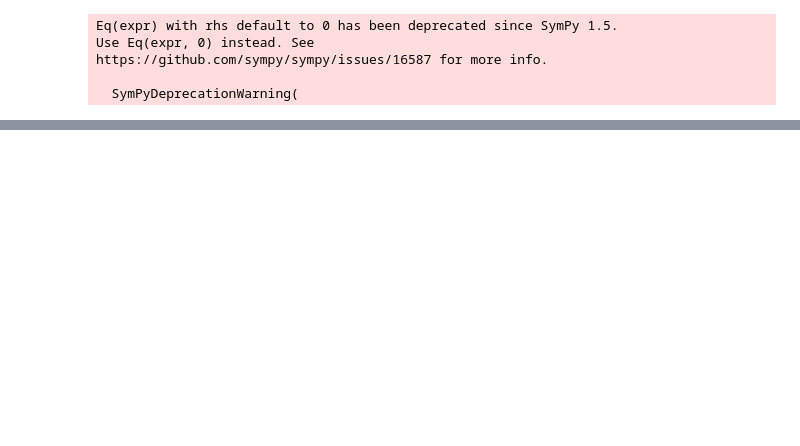
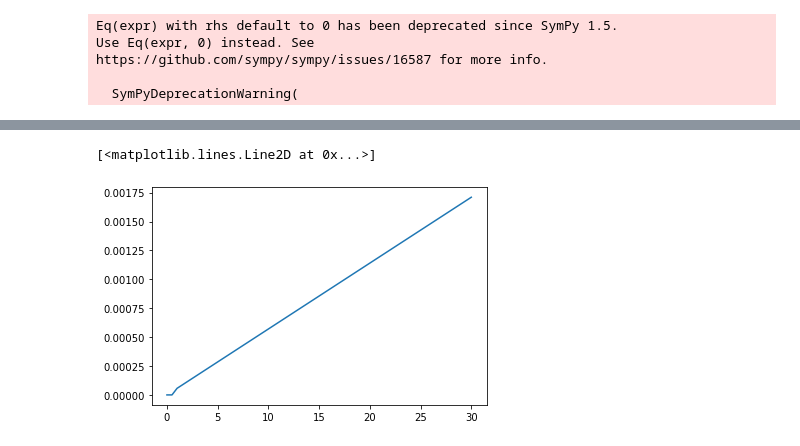
Before and after one commit to steph128/TXTL_model, a Jupyter notebook: TXTL trial.ipynb, the cells around one changed output, grey strips where cells are left out. Cells and saved outputs as stored; diff of their text form; code cells hidden in the pictures; blank space fills up the shorter version.

```diff
--- a/TXTL trial.ipynb
+++ b/TXTL trial.ipynb
@@ -149,6 +149,11 @@ for i in range(len(P70)):
     dm.append(kcat_m*P70[i]*((sol_E0_list[i]*S70)/KM_70*(k70+sol_E0_list[i])+sol_E0_list[i]*S70)-kd_m*(m_SS[i]/KM_m+m_SS[i]))
     ddeGFPdark.append(Kcat_p*m_SS[i]*sol_R0_list[i]/(KM_R+sol_R0_list[i])-kmat*deGFPdark[i])
     ddeGFPmat.append(kmat*deGFPdark[i])
+# %%
+plt.plot(P70,ddeGFPmat)
+# %% [output]
+[<matplotlib.lines.Line2D at 0x...>]
+[figure, added]
 # %%
 plt.plot(P70,dm)
 # %% [output]
```
Also changed, not shown: parts of 7 cells of this notebook.
